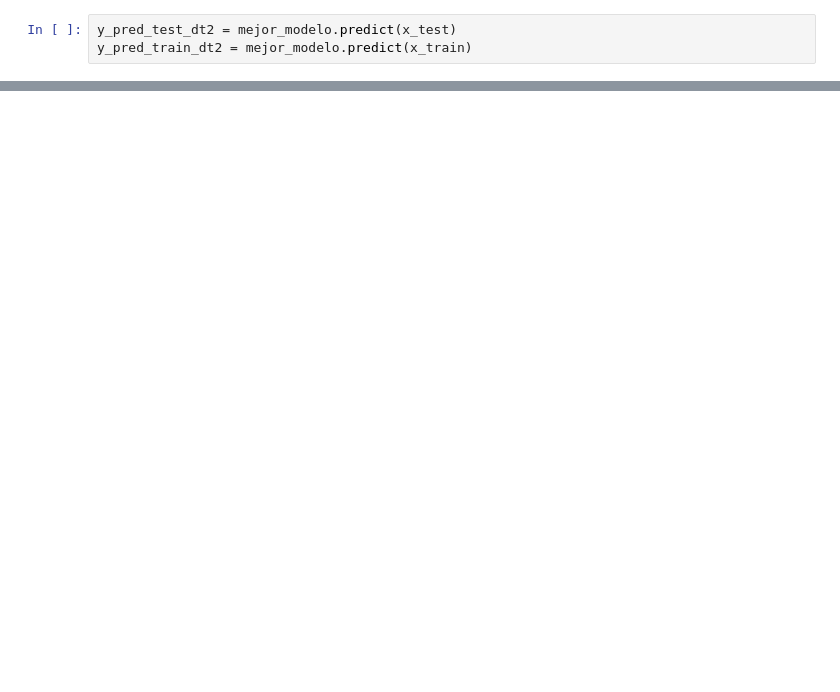
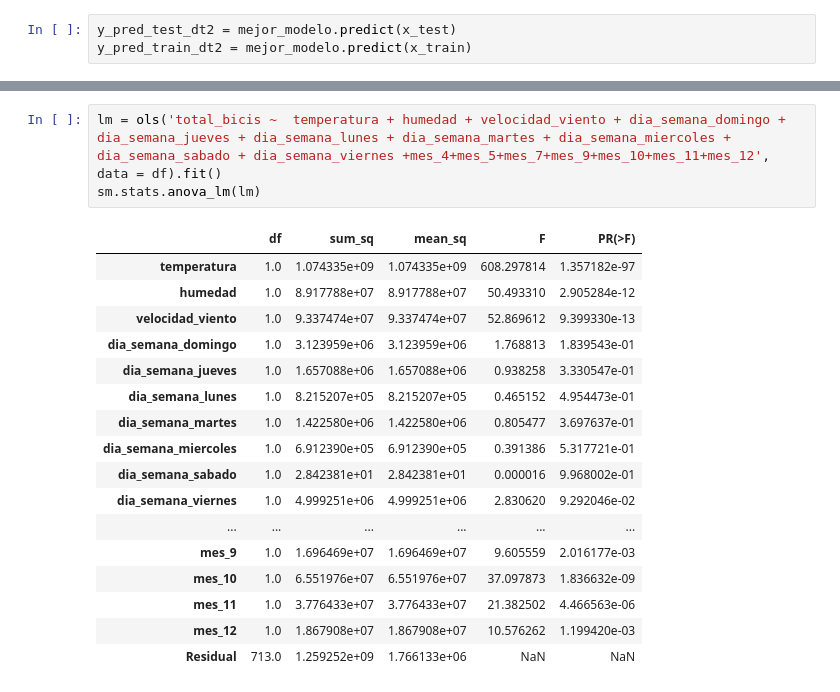
Before and after one commit to Adalab/project-da-promo-c-module-3-team-3, a Jupyter notebook: notebooks/6-Decision-Tree.ipynb, the cells around one changed output, grey strips where cells are left out. Saved outputs shown, nothing was run; the diff lists cells and outputs as text; blank space fills up the shorter version.

```diff
--- a/notebooks/6-Decision-Tree.ipynb
+++ b/notebooks/6-Decision-Tree.ipynb
@@ -114,0 +181,21 @@ dt_results2
+# %%
+lm = ols('total_bicis ~  temperatura + humedad + velocidad_viento + dia_semana_domingo + dia_semana_jueves + dia_semana_lunes + dia_semana_martes + dia_semana_miercoles + dia_semana_sabado + dia_semana_viernes +mes_4+mes_5+mes_7+mes_9+mes_10+mes_11+mes_12',  data = df).fit()
+sm.stats.anova_lm(lm)
+# %% [output]
+|  | df | sum_sq | mean_sq | F | PR(>F) |
+| temperatura | 1.0 | 1.074335e+09 | 1.074335e+09 | 608.297814 | 1.357182e-97 |
+| humedad | 1.0 | 8.917788e+07 | 8.917788e+07 | 50.493310 | 2.905284e-12 |
+| velocidad_viento | 1.0 | 9.337474e+07 | 9.337474e+07 | 52.869612 | 9.399330e-13 |
+| dia_semana_domingo | 1.0 | 3.123959e+06 | 3.123959e+06 | 1.768813 | 1.839543e-01 |
+| dia_semana_jueves | 1.0 | 1.657088e+06 | 1.657088e+06 | 0.938258 | 3.330547e-01 |
+| dia_semana_lunes | 1.0 | 8.215207e+05 | 8.215207e+05 | 0.465152 | 4.954473e-01 |
+| dia_semana_martes | 1.0 | 1.422580e+06 | 1.422580e+06 | 0.805477 | 3.697637e-01 |
+| dia_semana_miercoles | 1.0 | 6.912390e+05 | 6.912390e+05 | 0.391386 | 5.317721e-01 |
+| dia_semana_sabado | 1.0 | 2.842381e+01 | 2.842381e+01 | 0.000016 | 9.968002e-01 |
+| dia_semana_viernes | 1.0 | 4.999251e+06 | 4.999251e+06 | 2.830620 | 9.292046e-02 |
+| ... | ... | ... | ... | ... | ... |
+| mes_9 | 1.0 | 1.696469e+07 | 1.696469e+07 | 9.605559 | 2.016177e-03 |
+| mes_10 | 1.0 | 6.551976e+07 | 6.551976e+07 | 37.097873 | 1.836632e-09 |
+| mes_11 | 1.0 | 3.776433e+07 | 3.776433e+07 | 21.382502 | 4.466563e-06 |
+| mes_12 | 1.0 | 1.867908e+07 | 1.867908e+07 | 10.576262 | 1.199420e-03 |
+| Residual | 713.0 | 1.259252e+09 | 1.766133e+06 | NaN | NaN |
```
Also changed, not shown: parts of 15 cells of this notebook, 5 other files.
